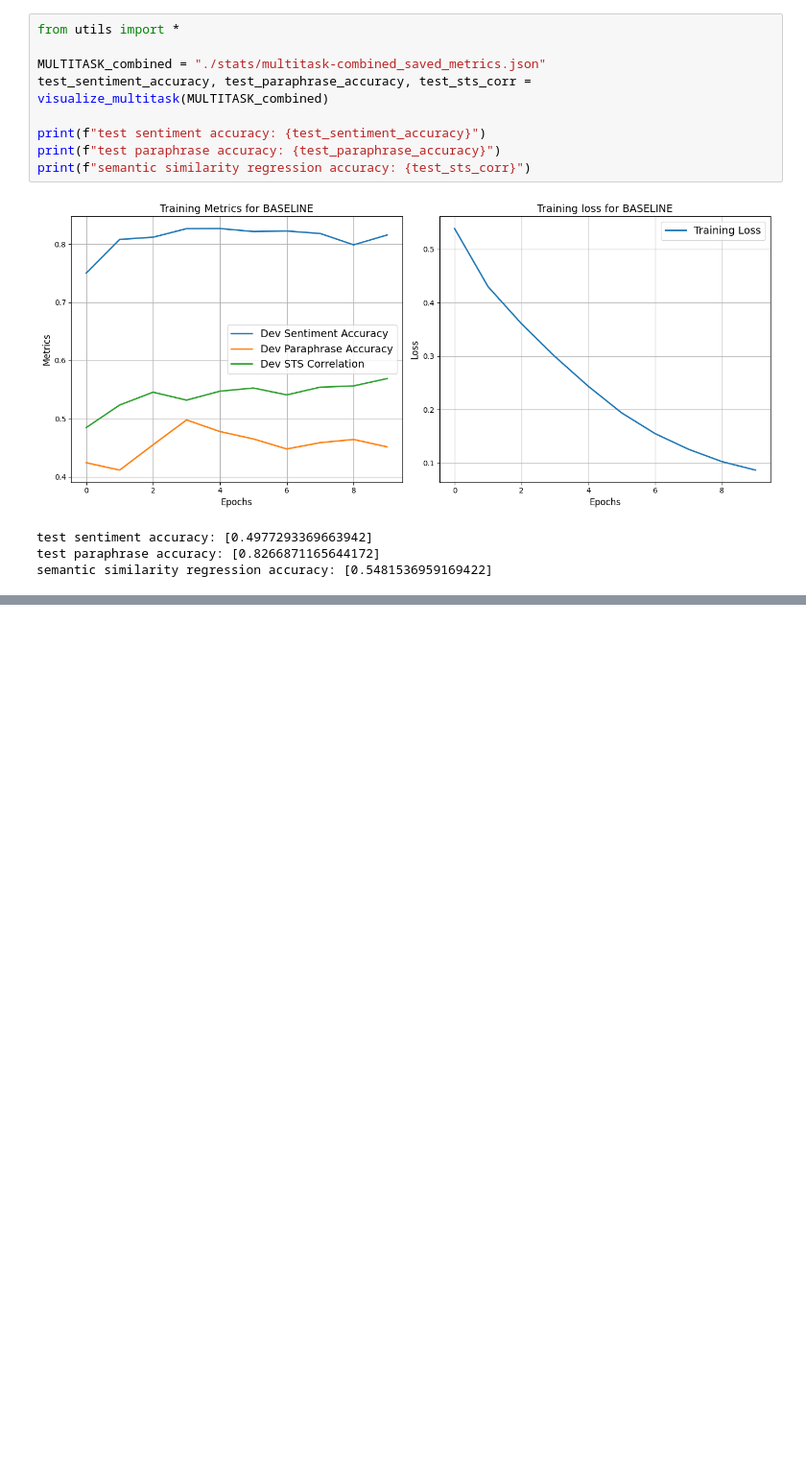
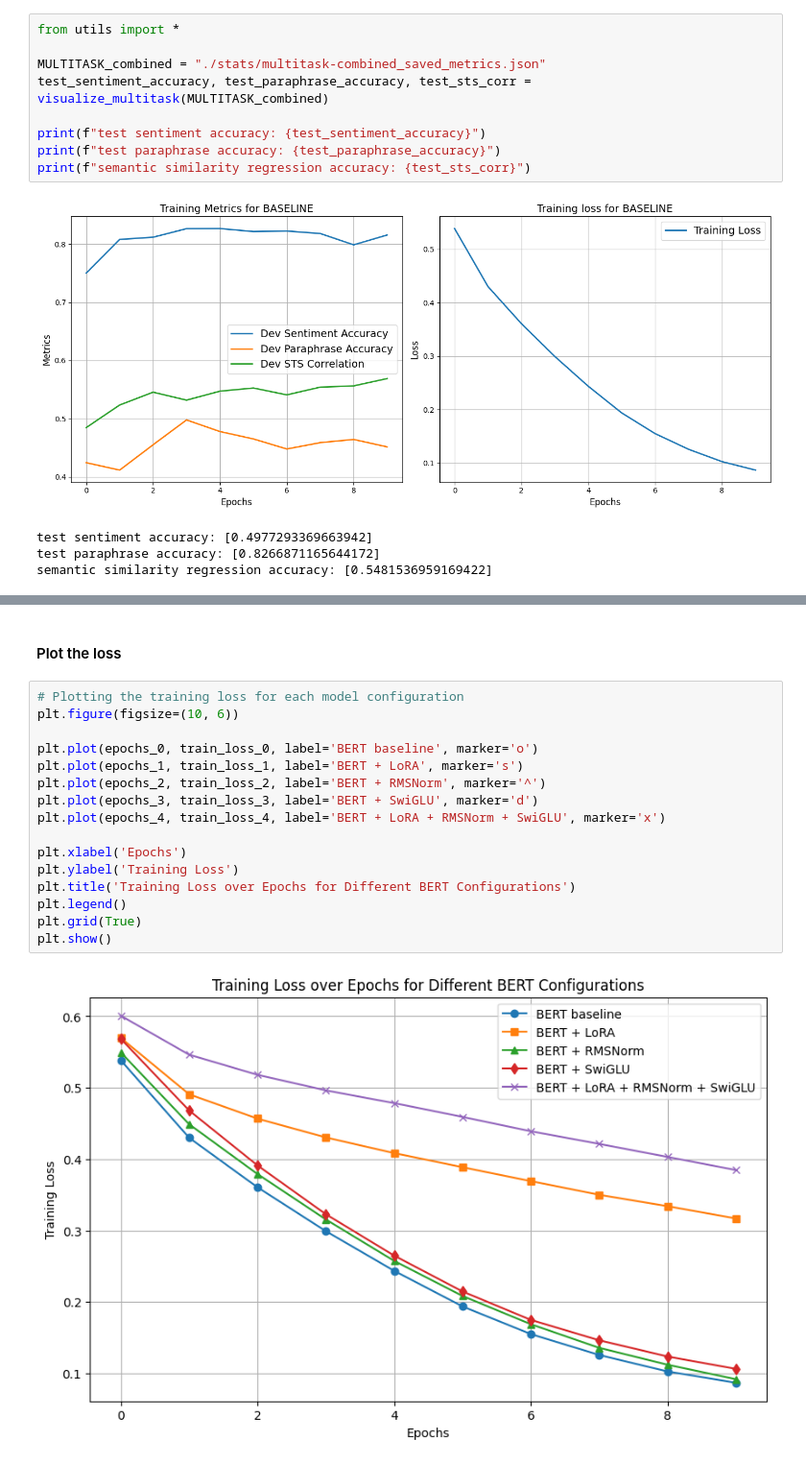
Before and after one commit to ntliam/cs310-minbert, a Jupyter notebook: multi_combined.ipynb, the cells around one changed output, grey strips where cells are left out. Shown at 96% size. Cells and saved outputs as stored; diff of their text form; blank space fills up the shorter version.

```diff
--- a/multi_combined.ipynb
+++ b/multi_combined.ipynb
@@ -115,0 +150,20 @@ semantic similarity regression accuracy: [0.5481536959169422]
+# %% [markdown]
+#### Plot the loss
+# %%
+# Plotting the training loss for each model configuration
+plt.figure(figsize=(10, 6))
+
+plt.plot(epochs_0, train_loss_0, label='BERT baseline', marker='o')
+plt.plot(epochs_1, train_loss_1, label='BERT + LoRA', marker='s')
+plt.plot(epochs_2, train_loss_2, label='BERT + RMSNorm', marker='^')
+plt.plot(epochs_3, train_loss_3, label='BERT + SwiGLU', marker='d')
+plt.plot(epochs_4, train_loss_4, label='BERT + LoRA + RMSNorm + SwiGLU', marker='x')
+
+plt.xlabel('Epochs')
+plt.ylabel('Training Loss')
+plt.title('Training Loss over Epochs for Different BERT Configurations')
+plt.legend()
+plt.grid(True)
+plt.show()
+# %% [output]
+[figure, added]
```
Also changed, not shown: parts of 11 cells of this notebook, 14 other files.
